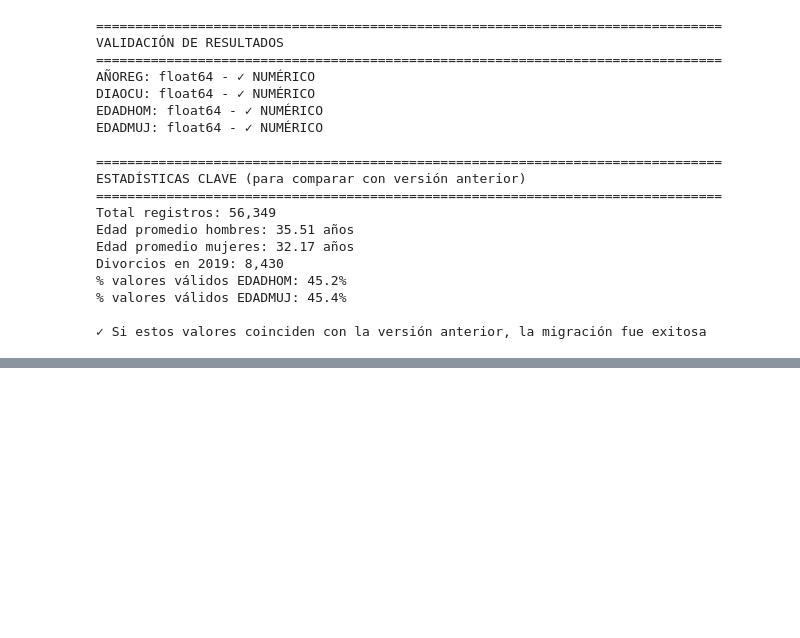
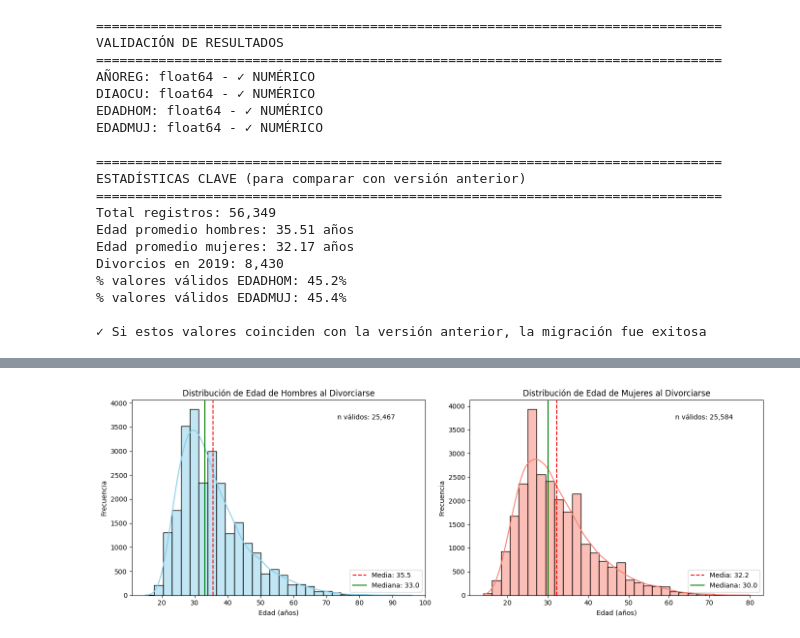
Before and after one commit to Branuvg/proyecto1_mineria, a Jupyter notebook: analisis_divorcio.ipynb, the cells around one changed output, grey strips where cells are left out. Saved outputs shown, nothing was run; the diff lists cells and outputs as text; code cells hidden in the pictures; blank space fills up the shorter version.

Commit message:
Graficos para analisis exploratorio de ambos datasets

```diff
--- a/analisis_divorcio.ipynb
+++ b/analisis_divorcio.ipynb
@@ -287,3 +285,82 @@ Divorcios en 2019: 8,430
 % valores válidos EDADMUJ: 45.4%
 
 ✓ Si estos valores coinciden con la versión anterior, la migración fue exitosa
+# %%
+# ============================================================================
+# VISUALIZACIÓN DE DISTRIBUCIONES NUMÉRICAS
+# ============================================================================
+
+import matplotlib.pyplot as plt
+import seaborn as sns
+import numpy as np
+
+# Configuración de estilo
+sns.set_palette("husl")
+plt.rcParams['figure.figsize'] = (12, 6)
+
+print("=" * 80)
+print("VISUALIZACIÓN DE DISTRIBUCIONES NUMÉRICAS")
+print("=" * 80)
+print("NOTA: Las edades tienen ~45% de valores válidos. Los NaN se excluyen.")
+
+# --- 1. Histogramas de Edades (Hombres vs Mujeres) ---
+fig, axes = plt.subplots(1, 2, figsize=(14, 5))
+
+# Edad de Hombres en divorcios
+edad_hom_valida = df['EDADHOM'].dropna()
+sns.histplot(edad_hom_valida, bins=30, kde=True, ax=axes[0], color='skyblue')
+axes[0].set_title('Distribución de Edad de Hombres al Divorciarse', fontsize=12)
+axes[0].set_xlabel('Edad (años)')
+axes[0].set_ylabel('Frecuencia')
+axes[0].axvline(edad_hom_valida.mean(), color='red', linestyle='--',
+                label=f'Media: {edad_hom_valida.mean():.1f}')
+axes[0].axvline(edad_hom_valida.median(), color='green', linestyle='-',
+                label=f'Mediana: {edad_hom_valida.median():.1f}')
+axes[0].legend()
+axes[0].text(0.7, 0.9, f'n válidos: {len(edad_hom_valida):,}', transform=axes[0].transAxes)
+
+# Edad de Mujeres en divorcios
+edad_muj_valida = df['EDADMUJ'].dropna()
+sns.histplot(edad_muj_valida, bins=30, kde=True, ax=axes[1], color='salmon')
+axes[1].set_title('Distribución de Edad de Mujeres al Divorciarse', fontsize=12)
+axes[1].set_xlabel('Edad (años)')
+axes[1].set_ylabel('Frecuencia')
+axes[1].axvline(edad_muj_valida.mean(), color='red', linestyle='--',
+                label=f'Media: {edad_muj_valida.mean():.1f}')
+axes[1].axvline(edad_muj_valida.median(), color='green', linestyle='-',
+                label=f'Mediana: {edad_muj_valida.median():.1f}')
+axes[1].legend()
+axes[1].text(0.7, 0.9, f'n válidos: {len(edad_muj_valida):,}', transform=axes[1].transAxes)
+
+plt.tight_layout()
+plt.show()
+print("✓ Las edades de divorcio se concentran entre los 25 y 45 años, con cola hacia edades mayores.")
+
+# --- 2. Boxplots de Edades para detectar outliers ---
+fig, axes = plt.subplots(1, 2, figsize=(14, 6))
+
+sns.boxplot(y=df['EDADHOM'], ax=axes[0], color='skyblue')
+axes[0].set_title('Boxplot - Edad de Hombres al Divorciarse', fontsize=12)
+axes[0].set_ylabel('Edad (años)')
+axes[0].set_ylim(0, 105)
+
+sns.boxplot(y=df['EDADMUJ'], ax=axes[1], color='salmon')
+axes[1].set_title('Boxplot - Edad de Mujeres al Divorciarse', fontsize=12)
+axes[1].set_ylabel('Edad (años)')
+axes[1].set_ylim(0, 105)
+
+plt.tight_layout()
+plt.show()
+print("✓ Se observan valores extremos en edades avanzadas, pero no hay edades 'imposibles' (todo < 100 años).")
+
+# --- 3. Heatmap de Correlación (solo numéricas) ---
+plt.figure(figsize=(8, 6))
+df_numeric_div = df.select_dtypes(include=['number'])
+corr_matrix = df_numeric_div.corr()
+sns.heatmap(corr_matrix, annot=True, cmap='coolwarm', center=0,
+            square=True, linewidths=1, cbar_kws={"shrink": 0.8})
+plt.title('Mapa de Calor - Correlación en Divorcios', fontsize=14)
+plt.tight_layout()
+plt.show()
+print("✓ La correlación entre edades (0.77) es fuerte. También hay correlación negativa débil entre año y día.")
+# %% [output]
@@ -289,0 +371 @@ Divorcios en 2019: 8,430
+[figure, added]
```
Also changed, not shown: parts of 5 cells of this notebook, 1 other file.
